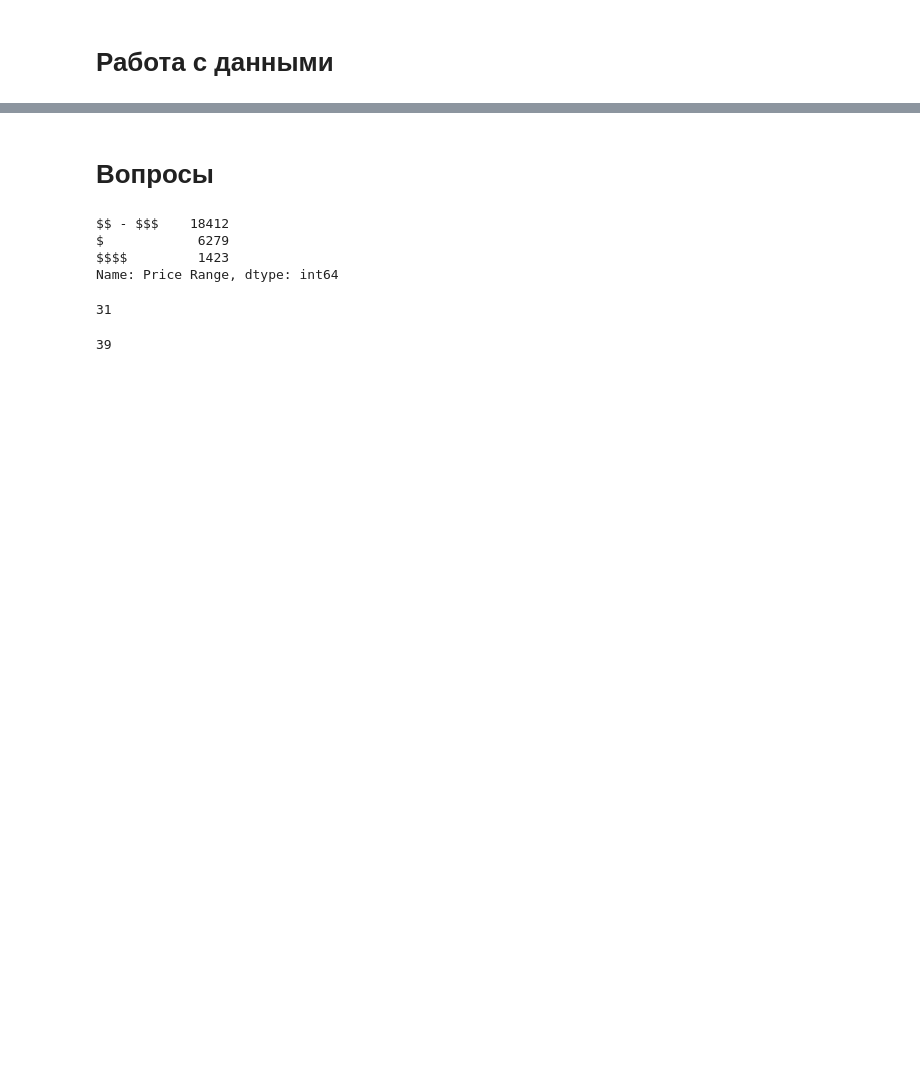
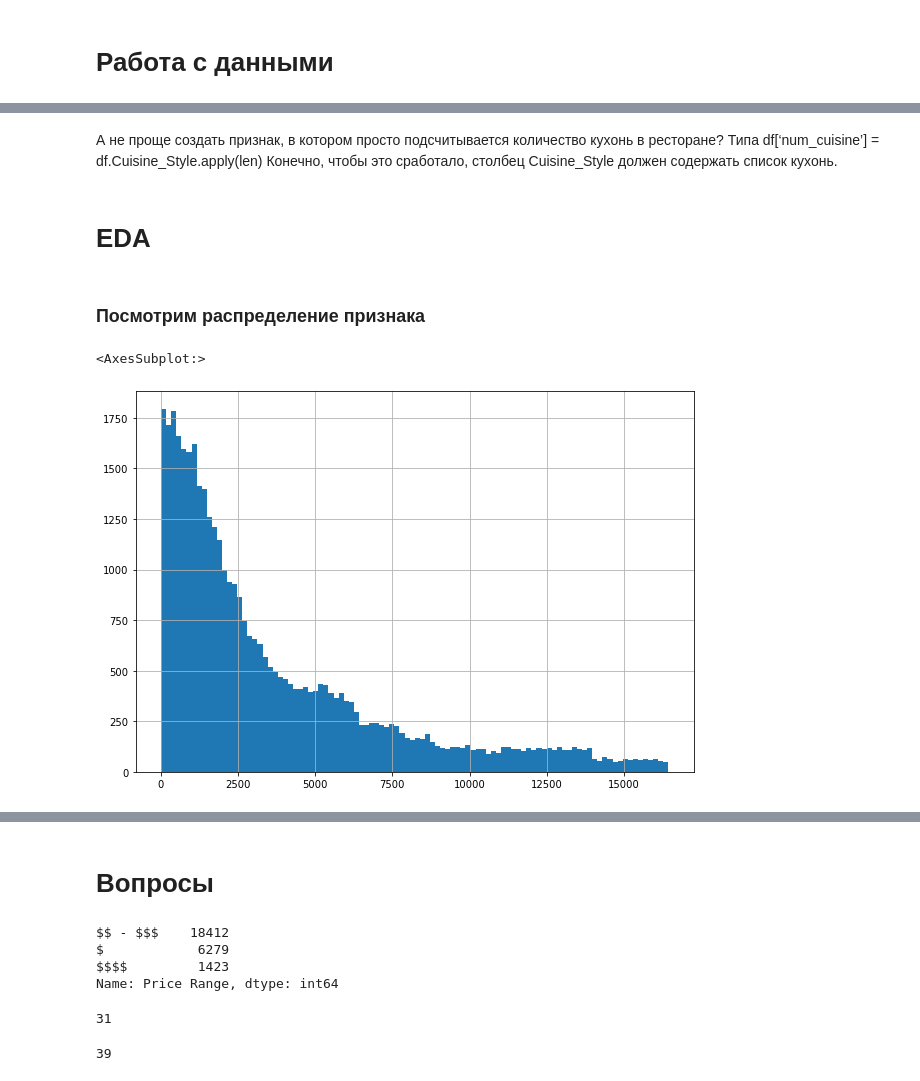
Before and after one commit to g0dzef/ML, a Jupyter notebook: module_3/TripAdvisor.ipynb, the cells around one changed output, grey strips where cells are left out. Saved outputs shown, nothing was run; the diff lists cells and outputs as text; code cells hidden in the pictures; blank space fills up the shorter version.

```diff
--- a/module_3/TripAdvisor.ipynb
+++ b/module_3/TripAdvisor.ipynb
@@ -28,3 +38,7 @@ df = pd.read_csv('main_task_new.csv')
+# %%
+df_train = pd.read_csv('main_task.csv')
+df_test = pd.read_csv('kaggle_task.csv')
+sample_submission = pd.read_csv('sample_submission.csv')
 # %% [markdown]
 # Функции для обработки и анализа данных
 # %%
@@ -101,0 +196,6 @@ memory usage: 3.1+ MB
+# %%
+df_train['sample'] = 1 # помечаем где у нас трейн
+df_test['sample'] = 0 # помечаем где у нас тест
+df_test['Rating'] = 0 # в тесте у нас нет значения Rating, мы его должны предсказать, по этому пока просто заполняем нулями
+
+data = df_test.append(df_train, sort=False).reset_index(drop=True)
@@ -135,0 +330,15 @@ df.columns = map(str.lower, df.columns.str.replace(' ','_',regex=True))
+# %% [markdown]
+А не проще создать признак, в котором просто подсчитывается количество кухонь в ресторане?
+Типа
+df[‘num_cuisine’] = df.Cuisine_Style.apply(len)
+Конечно, чтобы это сработало, столбец Cuisine_Style должен содержать список кухонь.
+# %% [markdown]
+# EDA
+# %% [markdown]
+### Посмотрим распределение признака
+# %%
+plt.rcParams['figure.figsize'] = (10,7)
+df_train['Ranking'].hist(bins=100)
+# %% [output]
+<AxesSubplot:>
+[figure, added]
```
Also changed, not shown: parts of 61 cells of this notebook.
